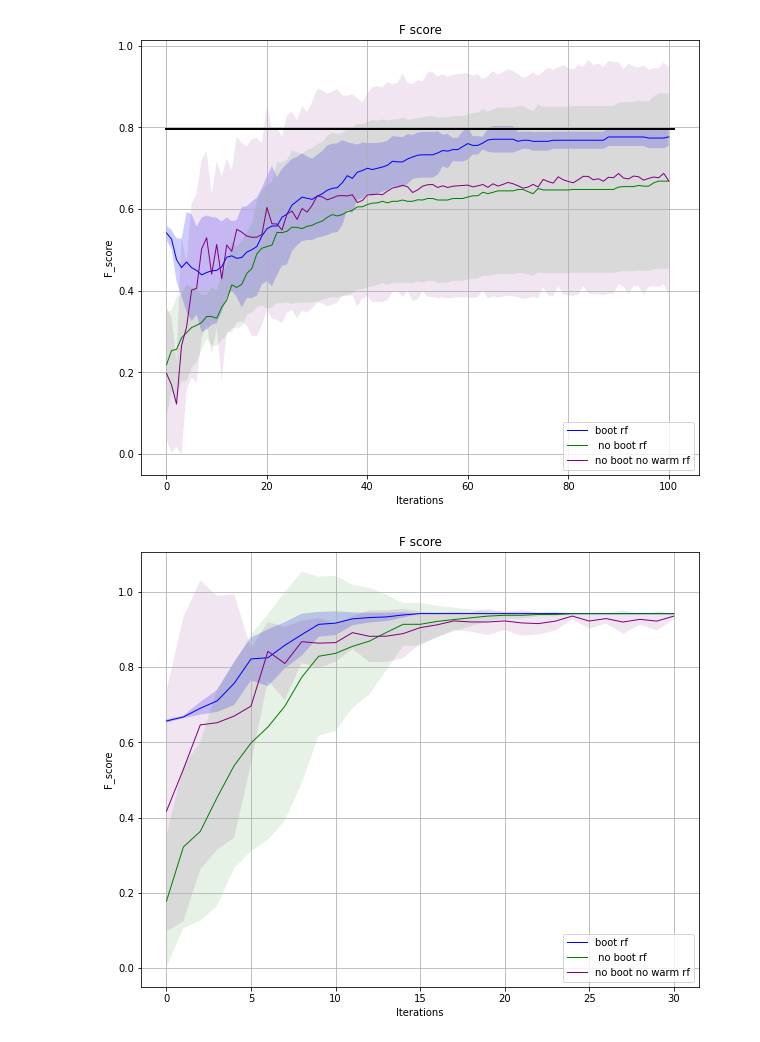
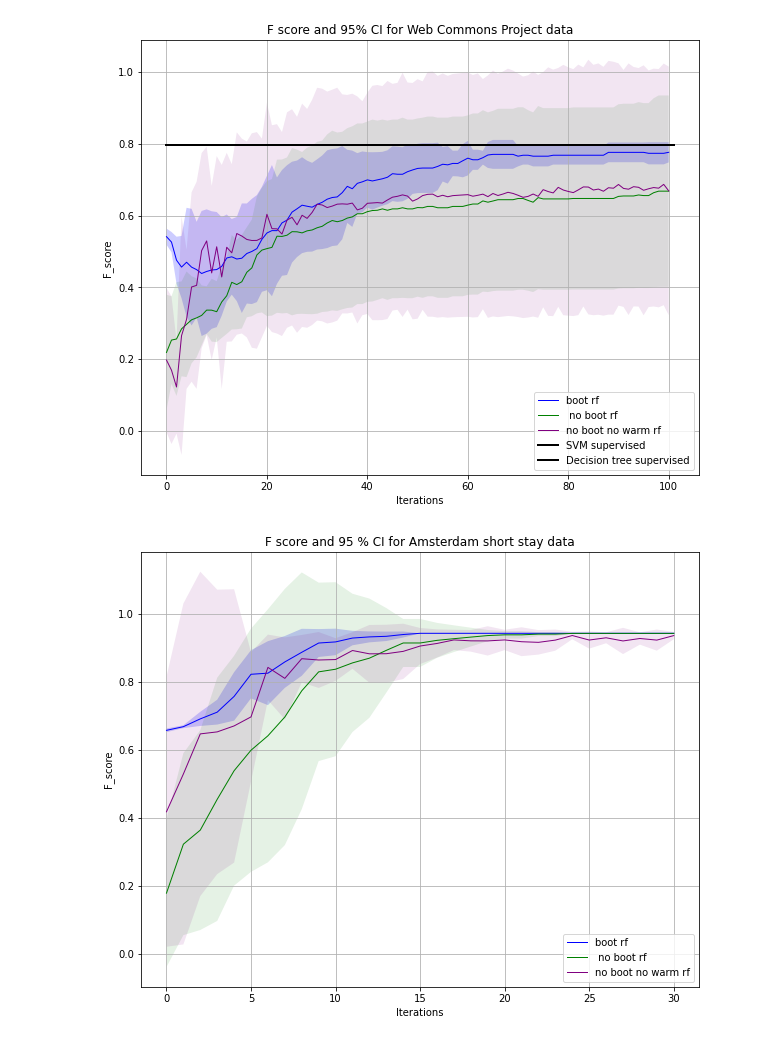
Before and after one commit to Amsterdam-Internships/Double-Listing, a Jupyter notebook: Code/graphs.ipynb, the cells around one changed output. Cells and saved outputs as stored; diff of their text form; code cells hidden in the pictures.

```diff
--- a/Code/graphs.ipynb
+++ b/Code/graphs.ipynb
@@ -136,28 +172,27 @@ f_score_rf_noboot_nowarm_sd = np.std(f_score_rf_noboot_nowarm,axis=0)
 # %%
 #Baselines
 fig, ax = plt.subplots(1)
 fig.set_size_inches(10,8)
 ax.plot(np.arange(101), f_score_full_rf_mean, lw=1, label='boot rf', color='blue')
 #ax.plot(np.arange(101), f_score_full_cmt_mean, lw=1, label='boot committee', color='red')
 ax.plot(np.arange(101), f_score_no_boot_rf_mean, lw=1, label=' no boot rf', color='green')
 ax.plot(np.arange(101), f_score_rf_noboot_nowarm_mean, lw=1, label='no boot no warm rf', color='purple')
-ax.plot([0, 101], [0.7959183673469387,0.7959183673469387], 'k-', lw=2)
-ax.fill_between(np.arange(101), f_score_full_rf_mean + f_score_full_rf_sd, f_score_full_rf_mean-f_score_full_rf_sd
+ax.plot([0, 101], [0.7961165048543688,0.7961165048543688], 'k-', lw=2, label= 'SVM supervised')
+ax.plot([0, 101], [0.7961165048543688,0.7961165048543688], 'k-', lw=2, label= 'Decision tree supervised')
+ax.fill_between(np.arange(101), f_score_full_rf_mean + ((f_score_full_rf_sd/np.sqrt(5))*2.776), f_score_full_rf_mean-((f_score_full_rf_sd/np.sqrt(5))*2.776)
                 ,facecolor='blue', alpha=0.2)
-#ax.fill_between(np.arange(101), f_score_full_cmt_mean + f_score_full_cmt_sd, f_score_full_cmt_mean-f_score_full_cmt_sd
-#                ,facecolor='red', alpha=0.2)
-ax.fill_between(np.arange(101), f_score_no_boot_rf_mean + f_score_no_boot_rf_sd, f_score_no_boot_rf_mean-f_score_no_boot_rf_sd
+ax.fill_between(np.arange(101), f_score_no_boot_rf_mean + ((f_score_no_boot_rf_sd/np.sqrt(5))*2.776), f_score_no_boot_rf_mean-((f_score_no_boot_rf_sd/np.sqrt(5))*2.776)
                 ,facecolor='green', alpha=0.1)
-ax.fill_between(np.arange(101), f_score_rf_noboot_nowarm_mean + f_score_rf_noboot_nowarm_sd, f_score_rf_noboot_nowarm_mean-f_score_rf_noboot_nowarm_sd
+ax.fill_between(np.arange(101), f_score_rf_noboot_nowarm_mean + ((f_score_rf_noboot_nowarm_sd/np.sqrt(5))*2.776), f_score_rf_noboot_nowarm_mean-((f_score_rf_noboot_nowarm_sd/np.sqrt(5))*2.776)
                 ,facecolor='purple', alpha=0.1)
-ax.set_title('F score')
+ax.set_title('F score and 95% CI for Web Commons Project data')
 ax.legend(loc='lower right')
 ax.set_xlabel('Iterations')
-ax.set_ylabel('F_score')
+ax.set_ylabel('F_score ')
 
 ax.grid()
 # %% [output]
-[figure, old version]
+[figure, new version]
 # %%
 #Ams data
 fig, ax = plt.subplots(1)
@@ -167,18 +202,18 @@ ax.plot(np.arange(31), f_score_full_rf_mean_ams, lw=1, label='boot rf', color='b
 ax.plot(np.arange(31), f_score_no_boot_rf_mean_ams, lw=1, label=' no boot rf', color='green')
 ax.plot(np.arange(31), f_score_rf_noboot_nowarm_mean_ams, lw=1, label='no boot no warm rf', color='purple')
 
-ax.fill_between(np.arange(31), f_score_full_rf_mean_ams + f_score_full_rf_sd_ams, f_score_full_rf_mean_ams-f_score_full_rf_sd_ams
+ax.fill_between(np.arange(31), f_score_full_rf_mean_ams + ((f_score_full_rf_sd_ams/np.sqrt(5))*2.776), f_score_full_rf_mean_ams-((f_score_full_rf_sd_ams/np.sqrt(5))*2.776)
                 ,facecolor='blue', alpha=0.2)
 
-ax.fill_between(np.arange(31), f_score_no_boot_rf_mean_ams + f_score_no_boot_rf_sd_ams, f_score_no_boot_rf_mean_ams-f_score_no_boot_rf_sd_ams
+ax.fill_between(np.arange(31), f_score_no_boot_rf_mean_ams + ((f_score_no_boot_rf_sd_ams/np.sqrt(5))*2.776), f_score_no_boot_rf_mean_ams-((f_score_no_boot_rf_sd_ams/np.sqrt(5))*2.776)
                 ,facecolor='green', alpha=0.1)
-ax.fill_between(np.arange(31), f_score_rf_noboot_nowarm_mean_ams + f_score_rf_noboot_nowarm_sd_ams, f_score_rf_noboot_nowarm_mean_ams-f_score_rf_noboot_nowarm_sd_ams
+ax.fill_between(np.arange(31), f_score_rf_noboot_nowarm_mean_ams + ((f_score_rf_noboot_nowarm_sd_ams/np.sqrt(5))*2.776), f_score_rf_noboot_nowarm_mean_ams-((f_score_rf_noboot_nowarm_sd_ams/np.sqrt(5))*2.776)
                 ,facecolor='purple', alpha=0.1)
-ax.set_title('F score')
+ax.set_title('F score and 95 % CI for Amsterdam short stay data')
 ax.legend(loc='lower right')
 ax.set_xlabel('Iterations')
 ax.set_ylabel('F_score')
 
 ax.grid()
 # %% [output]
-[figure, old version]
+[figure, new version]
```
Also changed, not shown: parts of 6 cells of this notebook, 12 other files.
